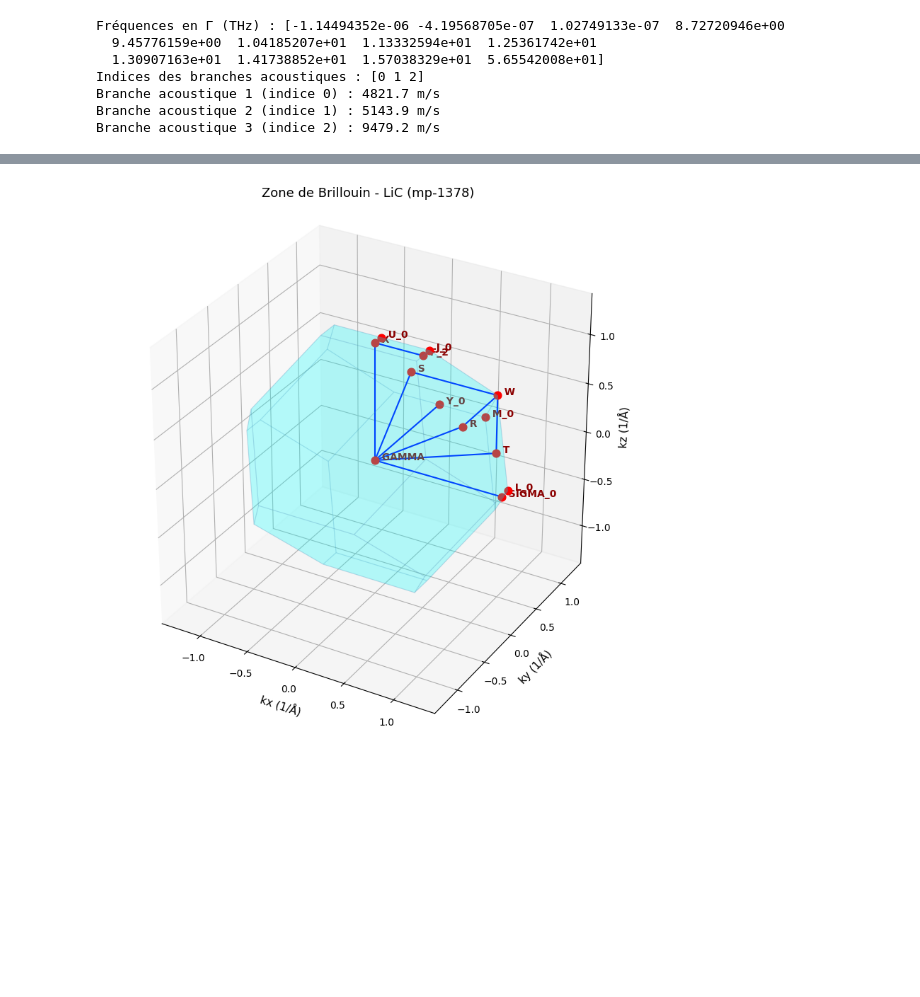
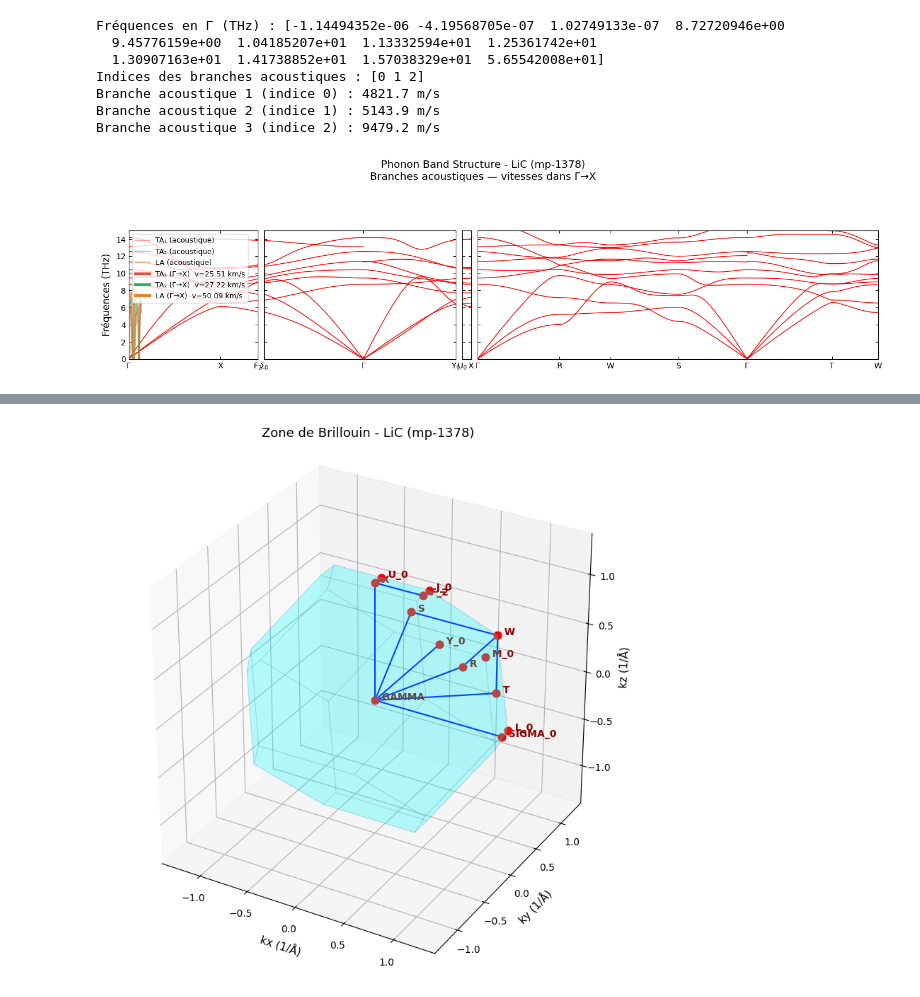
Before and after one commit to yousyou/Projet-LMAPR1492, a Jupyter notebook: notebook_materiaux.ipynb, the cells around one changed output, grey strips where cells are left out. Cells and saved outputs as stored; diff of their text form; code cells hidden in the pictures; blank space fills up the shorter version.

Commit message:
graph branches acoustique

```diff
--- a/notebook_materiaux.ipynb
+++ b/notebook_materiaux.ipynb
@@ -1582,3 +1583,86 @@ Indices des branches acoustiques : [0 1 2]
 Branche acoustique 1 (indice 0) : 4821.7 m/s
 Branche acoustique 2 (indice 1) : 5143.9 m/s
 Branche acoustique 3 (indice 2) : 9479.2 m/s
+# %%
+from phonopy import load as phonopy_load
+import matplotlib.pyplot as plt
+import numpy as np
+
+phonon = phonopy_load("phonopy_params (2).yaml.xz")
+phonon.auto_band_structure(npoints=50)
+phonon.plot_band_structure()
+
+fig = plt.gcf()
+fig.set_size_inches(14, 5)
+
+bs = phonon.band_structure
+
+# === Détecter les subplots ===
+subplot_assignments = [0]
+subplot_idx = 0
+for i in range(1, len(bs.distances)):
+    if bs.distances[i][0] < bs.distances[i-1][-1] * 0.5:
+        subplot_idx += 1
+    subplot_assignments.append(subplot_idx)
+
+axes     = fig.get_axes()
+couleurs = ['#e74c3c', '#27ae60', '#e67e22']
+labels   = ['TA₁ (acoustique)', 'TA₂ (acoustique)', 'LA (acoustique)']
+
+# === Tracé de TOUTES les branches acoustiques (fond) ===
+for seg_idx, (dist_seg, freq_seg) in enumerate(zip(bs.distances, bs.frequencies)):
+    ax = axes[subplot_assignments[seg_idx]]
+    for branch_idx, color, label in zip([0, 1, 2], couleurs, labels):
+        lbl = label if seg_idx == 0 else "_nolegend_"
+        ax.plot(dist_seg, freq_seg[:, branch_idx],
+                color=color, linewidth=2.0, label=lbl, zorder=5, alpha=0.45)
+
+# ============================================================
+# === ZOOM Γ→X : segment 0 uniquement, region lineaire ===
+# ============================================================
+fraction  = 0.20
+dist_GX   = bs.distances[0]
+freq_GX   = bs.frequencies[0]
+n_zoom    = max(5, int(fraction * len(dist_GX)))
+
+dist_zoom = dist_GX[:n_zoom]
+freq_zoom = freq_GX[:n_zoom, :]
+
+noms_zoom = ['TA₁ (Γ→X)', 'TA₂ (Γ→X)', 'LA (Γ→X)']
+ax0 = axes[0]
+
+for branch_idx, color, nom in zip([0, 1, 2], couleurs, noms_zoom):
+    # Calcul de la vitesse (pente linéaire)
+    coeffs = np.polyfit(dist_zoom[:5],
+                        2 * np.pi * freq_zoom[:5, branch_idx] * 1e12, 1)
+    v = abs(coeffs[0]) * 1e-10  # m/s
+
+    # Ligne épaisse et opaque sur le segment Γ→X
+    ax0.plot(dist_zoom, freq_zoom[:, branch_idx],
+             color=color, linewidth=3.5, zorder=10,
+             label=f"{nom}  v={v/1000:.2f} km/s")
+
+    # Droite de pente (régression linéaire) en pointillés
+    f_fit = np.polyval(coeffs, dist_zoom) / (2 * np.pi * 1e12)
+    ax0.plot(dist_zoom, f_fit,
+             color=color, linewidth=1.5, linestyle='--',
+             zorder=11, alpha=0.8)
+
+# ============================================================
+
+# === Mise en forme ===
+for i, ax in enumerate(axes):
+    if i == 0:
+        ax.legend(fontsize=9, loc='upper left')
+    ax.set_ylim(0, 15)
+    ax.set_ylabel("Fréquences (THz)", fontsize=12)
+    ax.tick_params(axis='both', labelsize=10)
+
+plt.subplots_adjust(left=0.06, right=0.99, top=0.88, bottom=0.14, wspace=0.05)
+fig.suptitle("Phonon Band Structure - LiC (mp-1378)\nBranches acoustiques — vitesses dans Γ→X",
+             fontsize=13)
+
+plt.savefig("phonon_LiC_acoustiques.png", dpi=150, bbox_inches='tight')
+plt.show()
+# %% [output]
+[figure, added]
```
Also changed, not shown: parts of 9 cells of this notebook, 6 other files.
